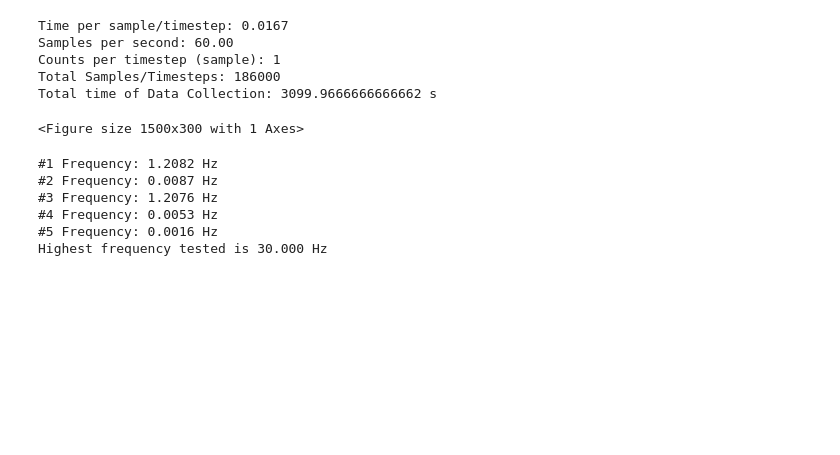
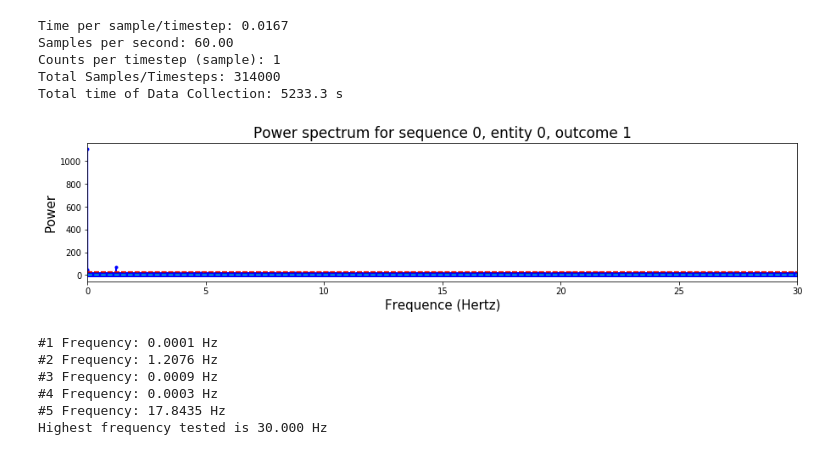
Before and after one commit to garretts-hub/GST_Work, a Jupyter notebook: Drift Analysis with Real Data.ipynb, the cells around one changed output. Saved outputs shown, nothing was run; the diff lists cells and outputs as text; code cells hidden in the pictures; blank space fills up the shorter version.

```diff
--- a/Drift Analysis with Real Data.ipynb
+++ b/Drift Analysis with Real Data.ipynb
@@ -17,7 +17,7 @@ data_option = 3
 #For reading in experimental data: enter here
 if data_option == 2 or data_option == 3:
     base = "N:/Programs/Ions Share/Gate-Set Tomography/DriftAnalysis/"
-    name = '2018_08_27 Gi Data/2018_08_27_1627_08_DRIFT' #specify date_folder/txt_file_name
+    name = '2018_08_27 Gi Data/2018_08_27_1354_31_DRIFT' #specify date_folder/txt_file_name
     file_loc = base + name + ".txt"
     time_per_sample = 1/60 #seconds, only necessary if you're doing the merge lines
     savepath = None
@@ -43,42 +43,42 @@ nSamples = len(ones_count_array)
 print("Total Samples/Timesteps: {}".format(nSamples))
 print("Total time of Data Collection: {} s".format(timestamp_array[len(timestamp_array) - 1] - timestamp_array[0]))
 drifted = drift.do_basic_drift_characterization(ones_count_array, counts=nCounts, timestep=time_per_sample,timestamps=timestamp_array, verbosity=0)
 drifted.plot_power_spectrum(sequence=0, entity=0, outcome=1, savepath=savepath)
 
 #analyze the frequency-power spectrum
 frequencies = list(drifted.frequencies)
 power_spectrum = list(drifted.pspepo_power_spectrum[0,0,1,:])
 sorted_groups = create_sorted_tuples(frequencies, power_spectrum)
 num_points = 5
 for i in range(num_points):
     print("#{} Frequency: {:.4f} Hz".format(i+1, sorted_groups[i][0]))
 #print("Spacing is {:.4f} Hz".format(frequencies[1]-frequencies[0]))
 print("Highest frequency tested is {:.3f} Hz".format(frequencies[len(frequencies) - 1]))
 
 if save:
     with open(base + name + "_Merged_Bitstring_Top_Freqs.txt","w") as out:
         out.write("Time per sample/timestep: {:.4f}\n".format(time_per_sample))
         out.write("Samples per second: {:.2f}\n\n".format(1/time_per_sample))
         for i in range(num_points):
             out.write("#{} Frequency: {:.3f} Hz\n".format(i+1, sorted_groups[i][0]))
 
     with open(base + name + "_Merged_Bitstring_All_Output.txt","w") as out:
         out.write("Frequency(Hz)\tPower(a.u.)\n")
         for i in range(len(frequencies)):
             out.write("{}\t{}\n".format(frequencies[i], power_spectrum[i]))
 # %% [output]
 Time per sample/timestep: 0.0167
 Samples per second: 60.00
 Counts per timestep (sample): 1
-Total Samples/Timesteps: 186000
-Total time of Data Collection: 3099.9666666666662 s
+Total Samples/Timesteps: 314000
+Total time of Data Collection: 5233.3 s
+[figure, added]
-<Figure size 1500x300 with 1 Axes>
+#1 Frequency: 0.0001 Hz
+#2 Frequency: 1.2076 Hz
+#3 Frequency: 0.0009 Hz
+#4 Frequency: 0.0003 Hz
+#5 Frequency: 17.8435 Hz
+Highest frequency tested is 30.000 Hz
-#1 Frequency: 1.2082 Hz
-#2 Frequency: 0.0087 Hz
-#3 Frequency: 1.2076 Hz
-#4 Frequency: 0.0053 Hz
-#5 Frequency: 0.0016 Hz
-Highest frequency tested is 30.000 Hz
 # %%
 ###################This cell is for truncating data and only seeing certain frequencies
 if False:
```
Also changed, not shown: parts of 4 cells of this notebook, 4 other files.
